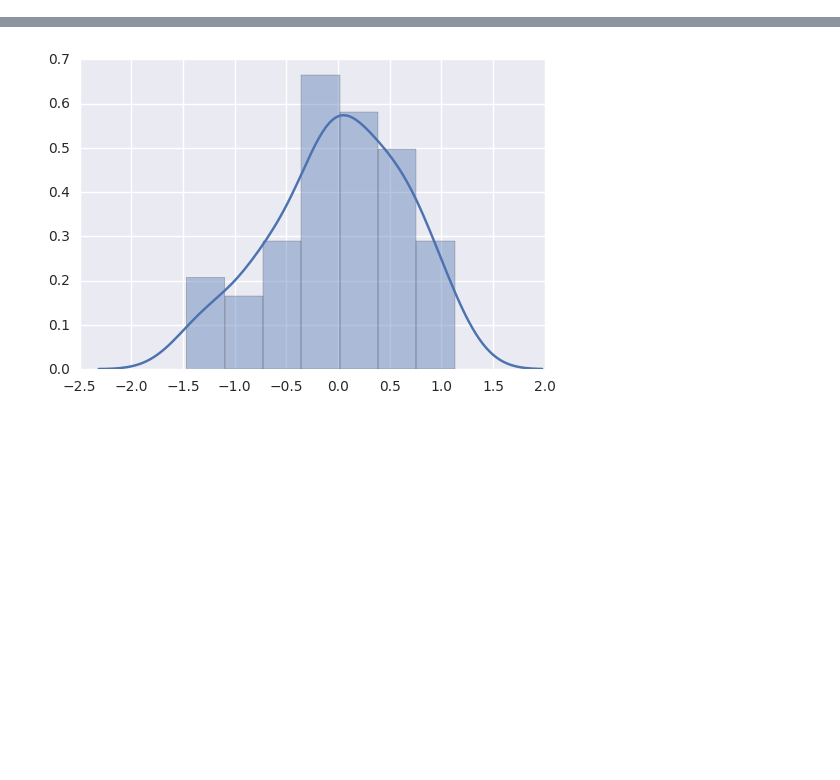
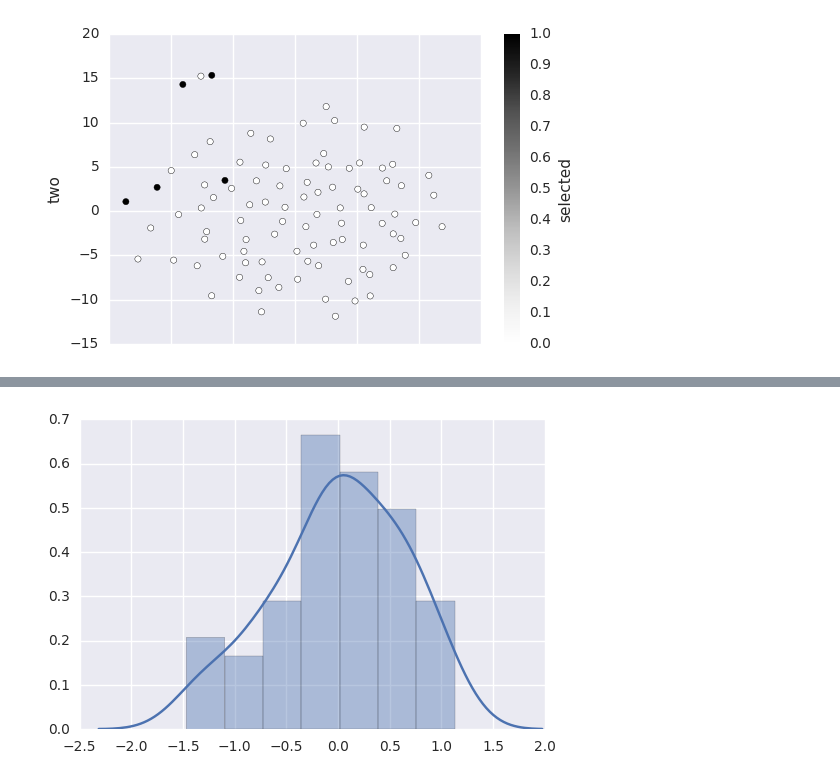
Before and after one commit to nandanrao/education, a Jupyter notebook: personality.ipynb, the cells around one changed output, grey strips where cells are left out. Saved outputs shown, nothing was run; the diff lists cells and outputs as text; code cells hidden in the pictures; blank space fills up the shorter version.

```diff
--- a/personality.ipynb
+++ b/personality.ipynb
@@ -62,0 +105,4 @@ others_projected = others_model.transform(others)
+# %%
+viz_students(MDS().fit_transform(others), selected)
+# %% [output]
+[figure, added]
```
Also changed, not shown: parts of 18 cells of this notebook, 2 other files.
